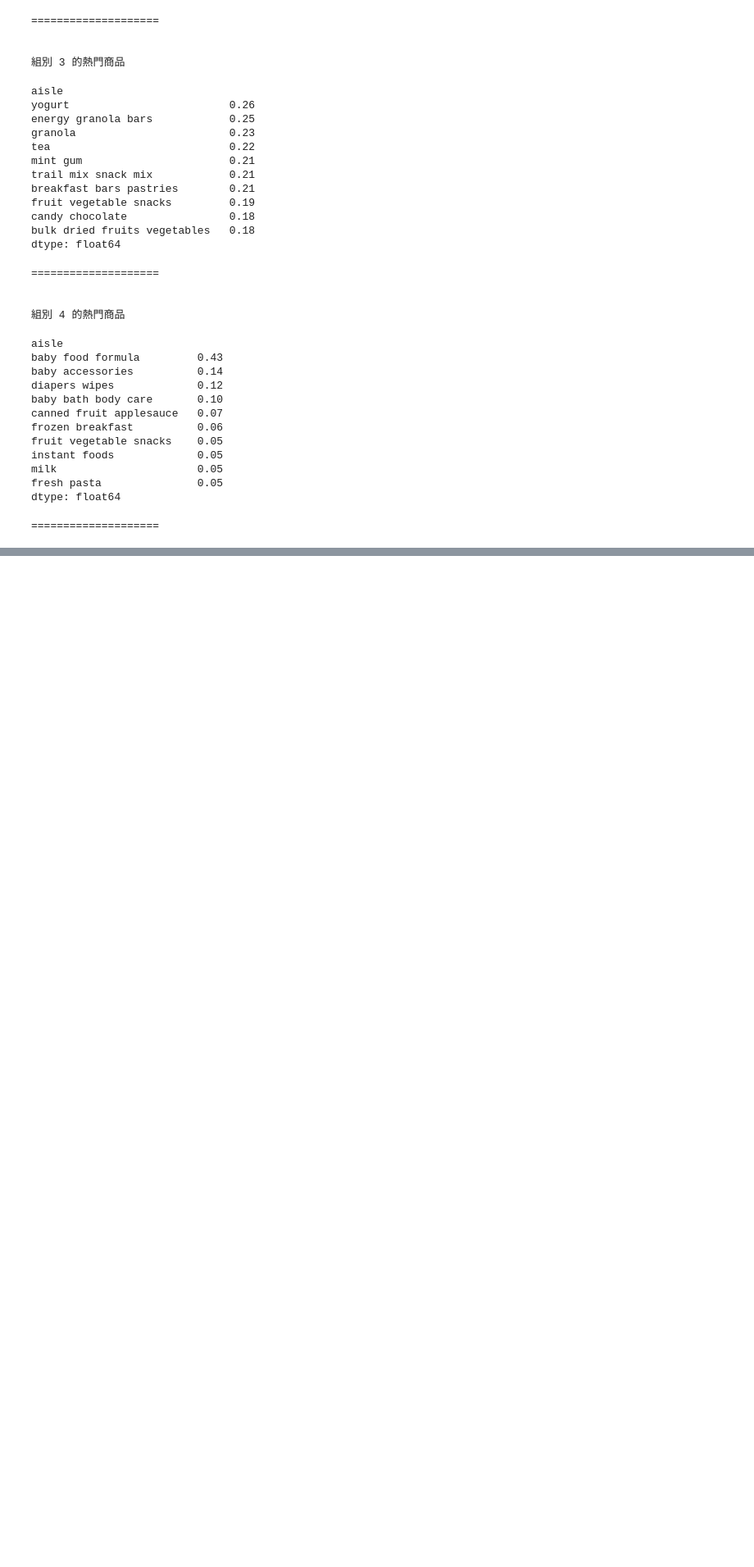
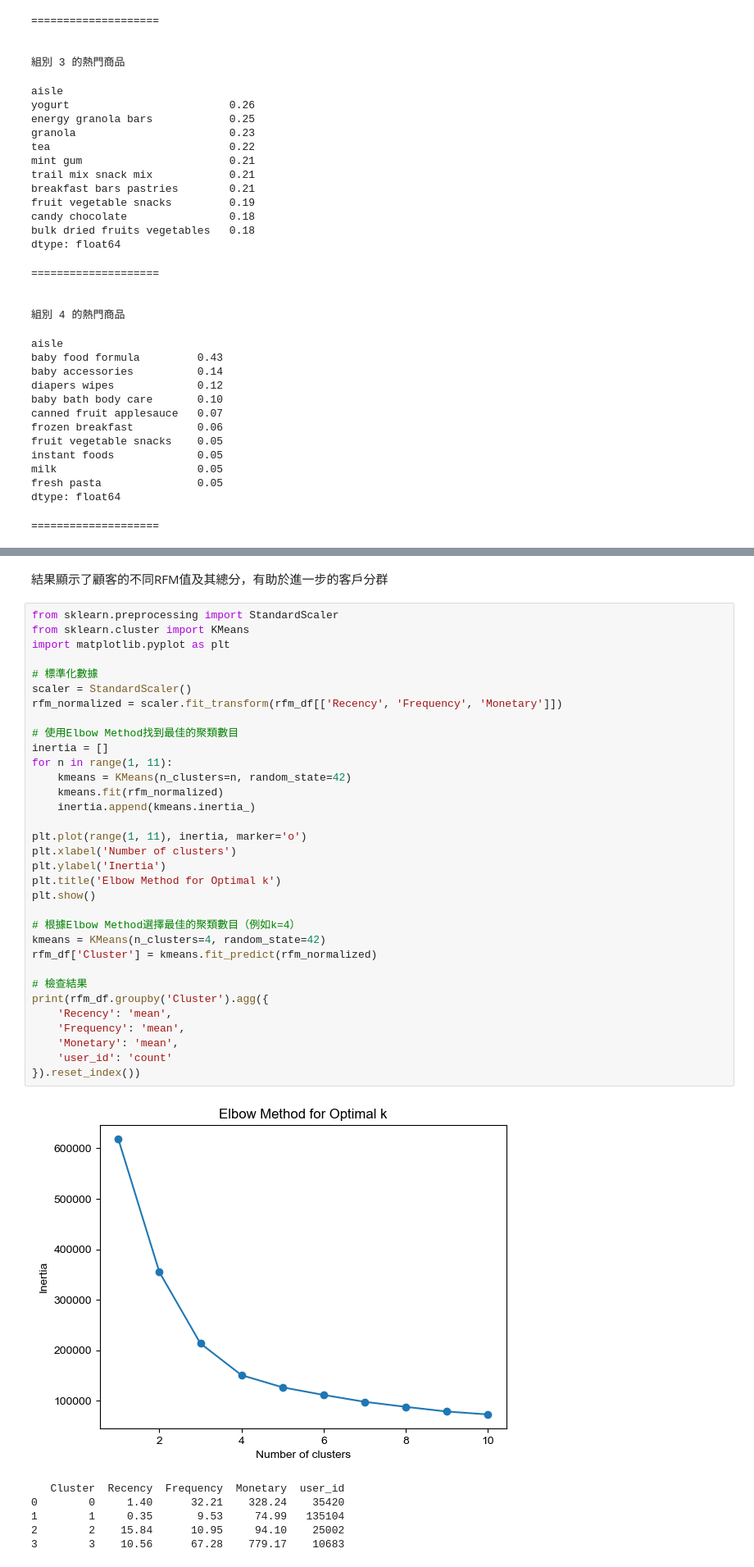
Before and after one commit to jim408401/customer-segmentation, a Jupyter notebook: Customer-Segmentation.ipynb, the cells around one changed output, grey strips where cells are left out. Shown: that part at 82% size. Cells and saved outputs as stored; diff of their text form; blank space fills up the shorter version.

```diff
--- a/Customer-Segmentation.ipynb
+++ b/Customer-Segmentation.ipynb
@@ -486,0 +600,42 @@ dtype: float64
+# %% [markdown]
+結果顯示了顧客的不同RFM值及其總分，有助於進一步的客戶分群
+# %%
+from sklearn.preprocessing import StandardScaler
+from sklearn.cluster import KMeans
+import matplotlib.pyplot as plt
+
+# 標準化數據
+scaler = StandardScaler()
+rfm_normalized = scaler.fit_transform(rfm_df[['Recency', 'Frequency', 'Monetary']])
+
+# 使用Elbow Method找到最佳的聚類數目
+inertia = []
+for n in range(1, 11):
+    kmeans = KMeans(n_clusters=n, random_state=42)
+    kmeans.fit(rfm_normalized)
+    inertia.append(kmeans.inertia_)
+
+plt.plot(range(1, 11), inertia, marker='o')
+plt.xlabel('Number of clusters')
+plt.ylabel('Inertia')
+plt.title('Elbow Method for Optimal k')
+plt.show()
+
+# 根據Elbow Method選擇最佳的聚類數目（例如k=4）
+kmeans = KMeans(n_clusters=4, random_state=42)
+rfm_df['Cluster'] = kmeans.fit_predict(rfm_normalized)
+
+# 檢查結果
+print(rfm_df.groupby('Cluster').agg({
+    'Recency': 'mean',
+    'Frequency': 'mean',
+    'Monetary': 'mean',
+    'user_id': 'count'
+}).reset_index())
+# %% [output]
+[figure, added]
+   Cluster  Recency  Frequency  Monetary  user_id
+0        0     1.40      32.21    328.24    35420
+1        1     0.35       9.53     74.99   135104
+2        2    15.84      10.95     94.10    25002
+3        3    10.56      67.28    779.17    10683
```
Also changed, not shown: parts of 14 cells of this notebook.
